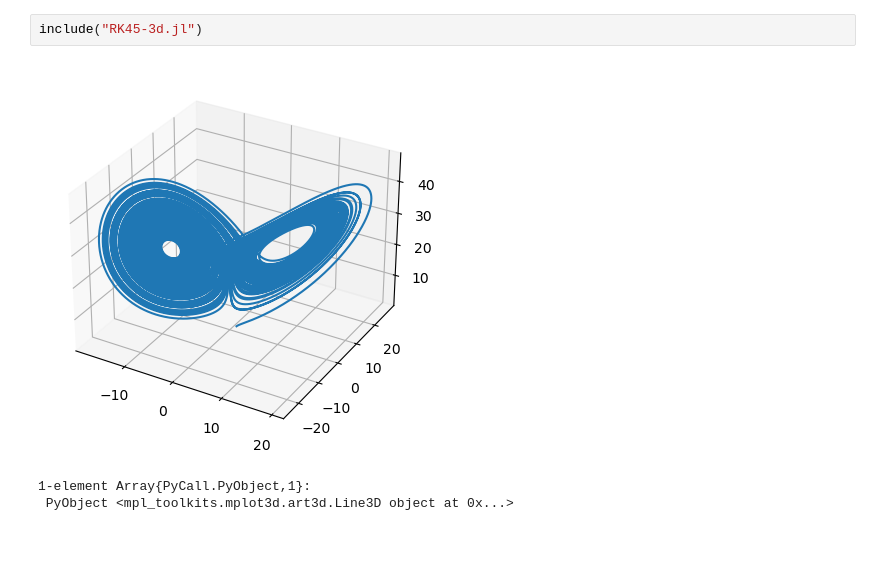
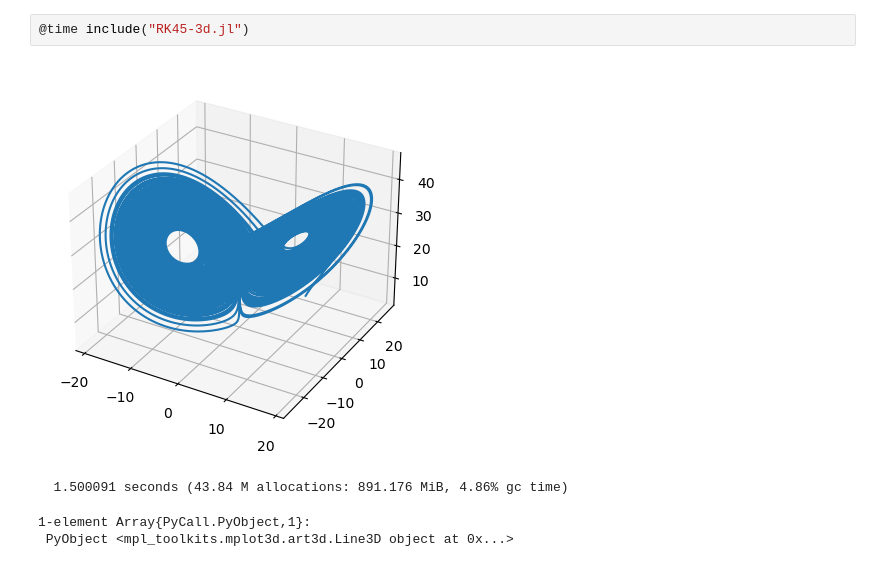
Before and after one commit to fusion809/julia-scripts, a Jupyter notebook: ODEs/Notebook.ipynb, the cells around one changed output. Saved outputs shown, nothing was run; the diff lists cells and outputs as text.

Commit message:
Julia RK45 Lorenz solver execs >15 times faster than Python one

```diff
--- a/ODEs/Notebook.ipynb
+++ b/ODEs/Notebook.ipynb
@@ -1,6 +1,7 @@
 # %%
-include("RK45-3d.jl")
+@time include("RK45-3d.jl")
 # %% [output]
-[figure, old version]
+[figure, new version]
-1-element Array{PyCall.PyObject,1}:
- PyObject <mpl_toolkits.mplot3d.art3d.Line3D object at 0x...>
+  1.500091 seconds (43.84 M allocations: 891.176 MiB, 4.86% gc time)
+1-element Array{PyCall.PyObject,1}:
+ PyObject <mpl_toolkits.mplot3d.art3d.Line3D object at 0x...>
```
Also changed, not shown: parts of 2 cells of this notebook, 2 other files.
